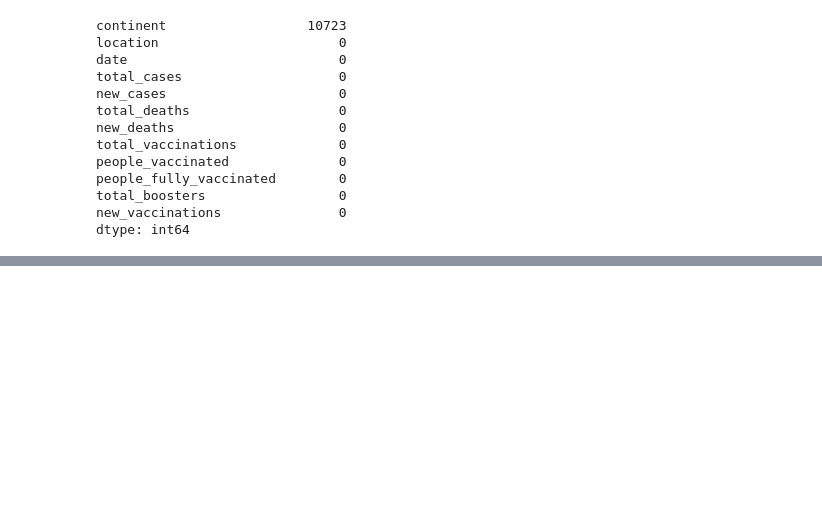
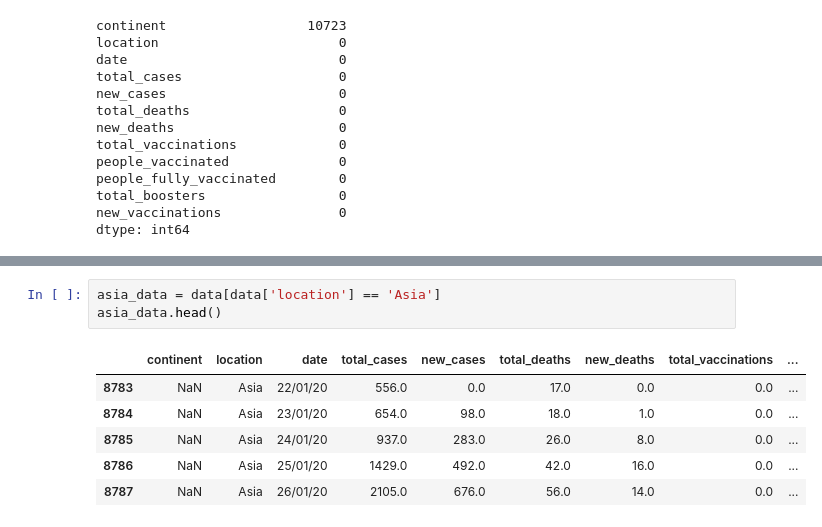
Before and after one commit to SirajAtFiverr/DataScience, a Jupyter notebook: practise.ipynb, the cells around one changed output, grey strips where cells are left out. Drawn from its saved outputs; the diff is of its cells as text; blank space fills up the shorter version.

```diff
--- a/practise.ipynb
+++ b/practise.ipynb
@@ -129,0 +201,10 @@ dtype: int64
+# %%
+asia_data = data[data['location'] == 'Asia']
+asia_data.head()
+# %% [output]
+|  | continent | location | date | total_cases | new_cases | total_deaths | new_deaths | total_vaccinations | ... |
+| 8783 | NaN | Asia | 22/01/20 | 556.0 | 0.0 | 17.0 | 0.0 | 0.0 | ... |
+| 8784 | NaN | Asia | 23/01/20 | 654.0 | 98.0 | 18.0 | 1.0 | 0.0 | ... |
+| 8785 | NaN | Asia | 24/01/20 | 937.0 | 283.0 | 26.0 | 8.0 | 0.0 | ... |
+| 8786 | NaN | Asia | 25/01/20 | 1429.0 | 492.0 | 42.0 | 16.0 | 0.0 | ... |
+| 8787 | NaN | Asia | 26/01/20 | 2105.0 | 676.0 | 56.0 | 14.0 | 0.0 | ... |
```
Also changed, not shown: parts of 26 cells of this notebook, 1 other file.
